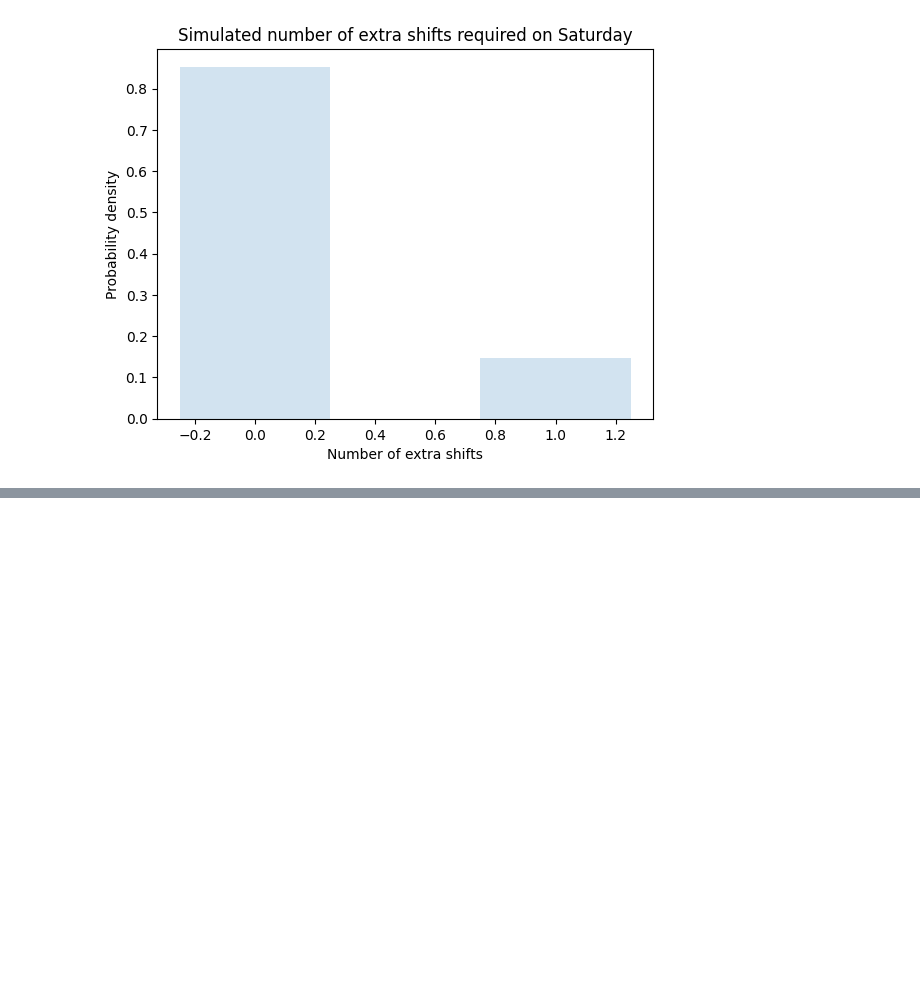
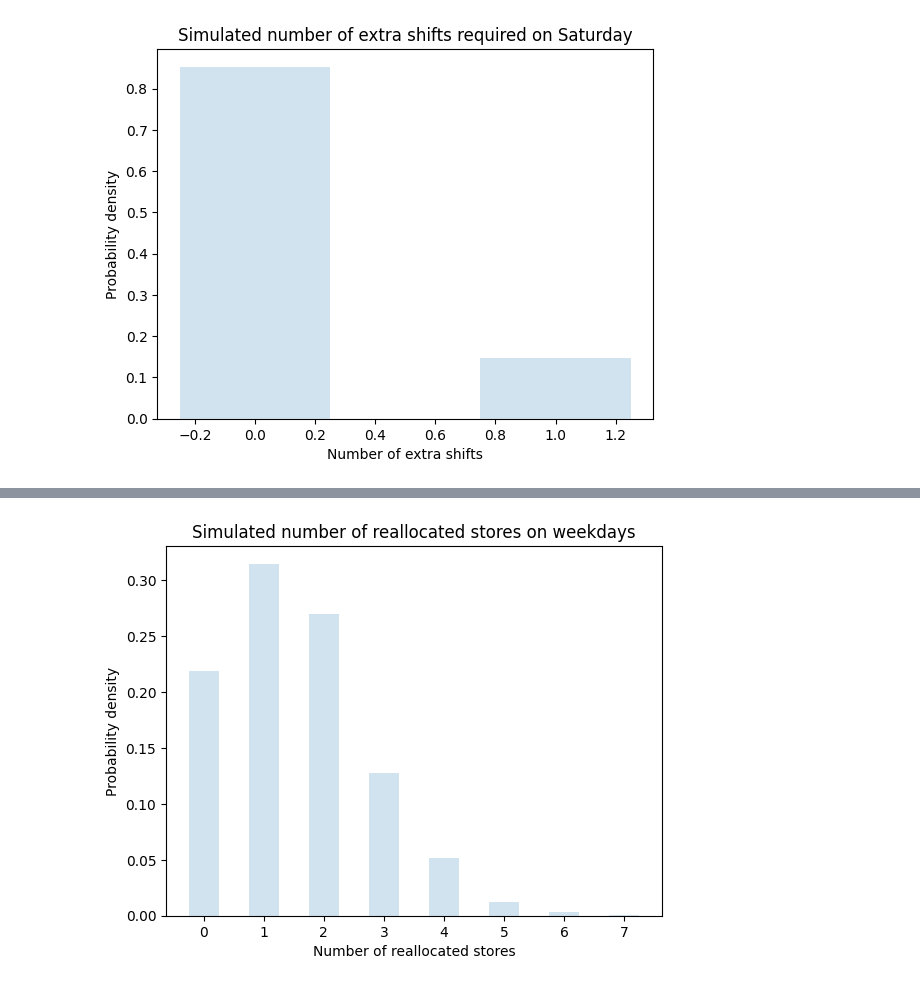
Before and after one commit to aguo921/engsci263-or-project, a Jupyter notebook: simulation/simulation.ipynb, the cells around one changed output, grey strips where cells are left out. Drawn from its saved outputs; the diff is of its cells as text; code cells hidden in the pictures; blank space fills up the shorter version.

```diff
--- a/simulation/simulation.ipynb
+++ b/simulation/simulation.ipynb
@@ -177,0 +185,9 @@ plot_pdf(
+# %%
+plot_pdf(
+    simulated_weekday.ExtraStores,
+    integer=True,
+    title="Simulated number of reallocated stores on weekdays",
+    xlabel="Number of reallocated stores"
+)
+# %% [output]
+[figure, added]
```
Also changed, not shown: parts of 11 cells of this notebook.
